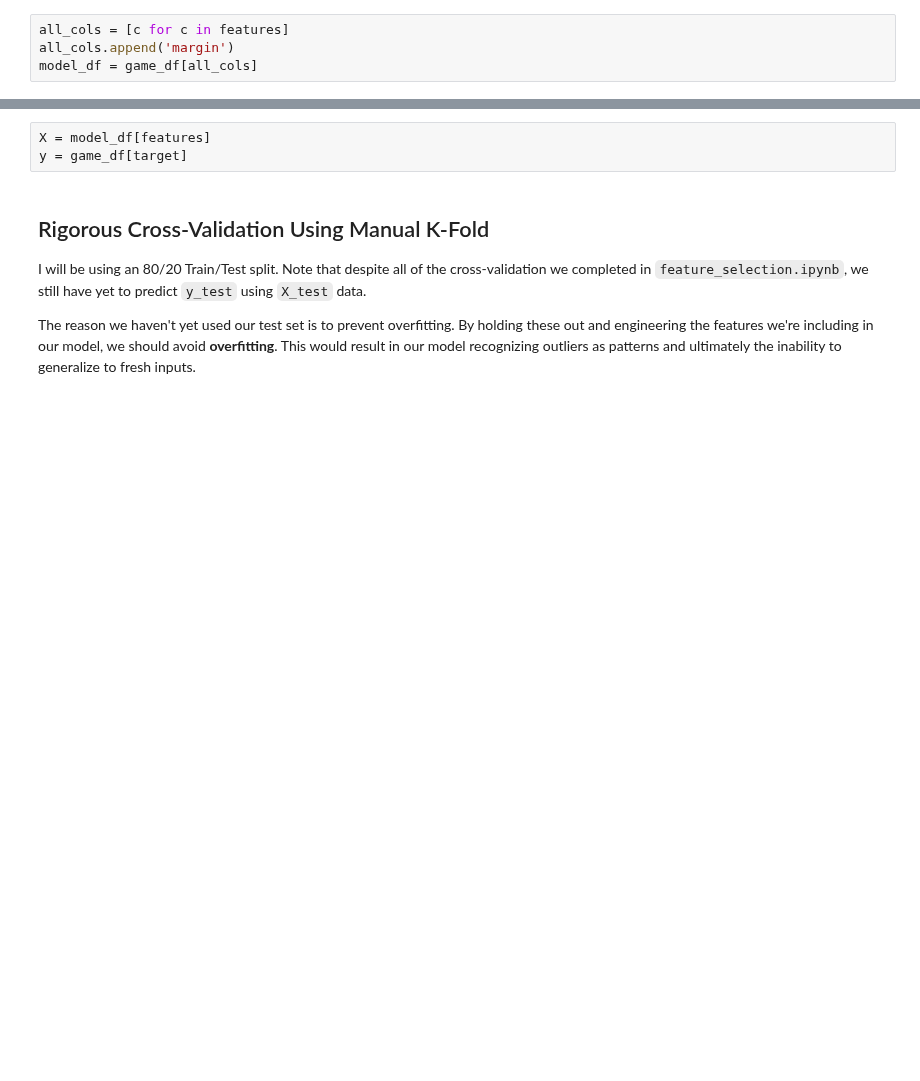
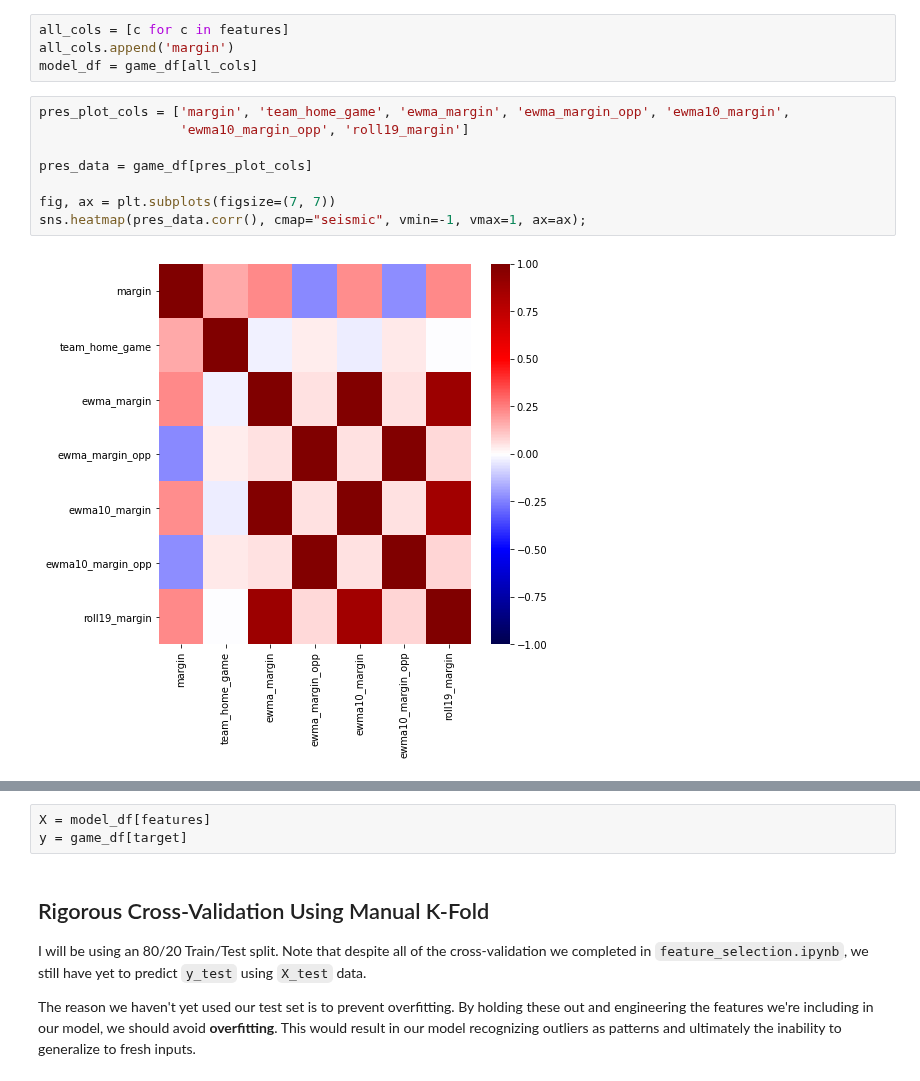
Before and after one commit to edubu2/metis-project2, a Jupyter notebook: code/final_modeling.ipynb, the cells around one changed output, grey strips where cells are left out. Drawn from its saved outputs; the diff is of its cells as text; blank space fills up the shorter version.

```diff
--- a/code/final_modeling.ipynb
+++ b/code/final_modeling.ipynb
@@ -50,6 +65,16 @@ Number of Features:  19
 all_cols = [c for c in features]
 all_cols.append('margin')
 model_df = game_df[all_cols]
+# %%
+pres_plot_cols = ['margin', 'team_home_game', 'ewma_margin', 'ewma_margin_opp', 'ewma10_margin',
+                  'ewma10_margin_opp', 'roll19_margin']
+
+pres_data = game_df[pres_plot_cols]
+
+fig, ax = plt.subplots(figsize=(7, 7))
+sns.heatmap(pres_data.corr(), cmap="seismic", vmin=-1, vmax=1, ax=ax);
+# %% [output]
+[figure, added]
 # %%
 
 fig, ax = plt.subplots(figsize=(15, 15))
```
Also changed, not shown: parts of 31 cells of this notebook, 1 other file.
